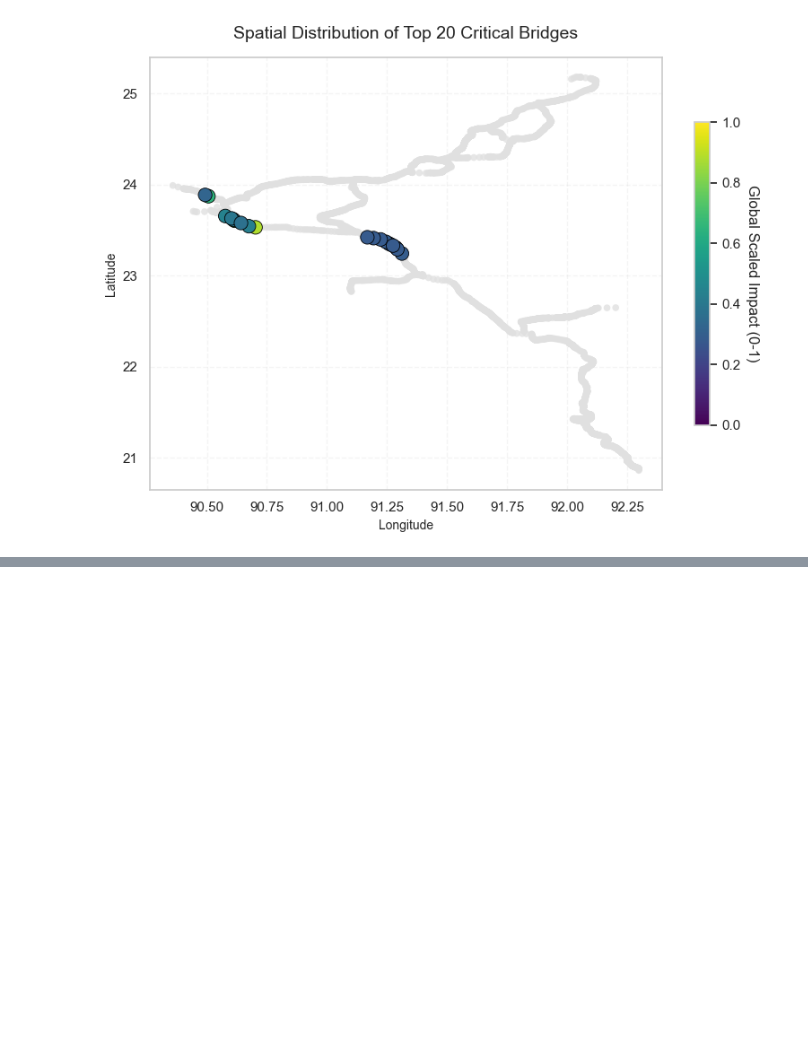
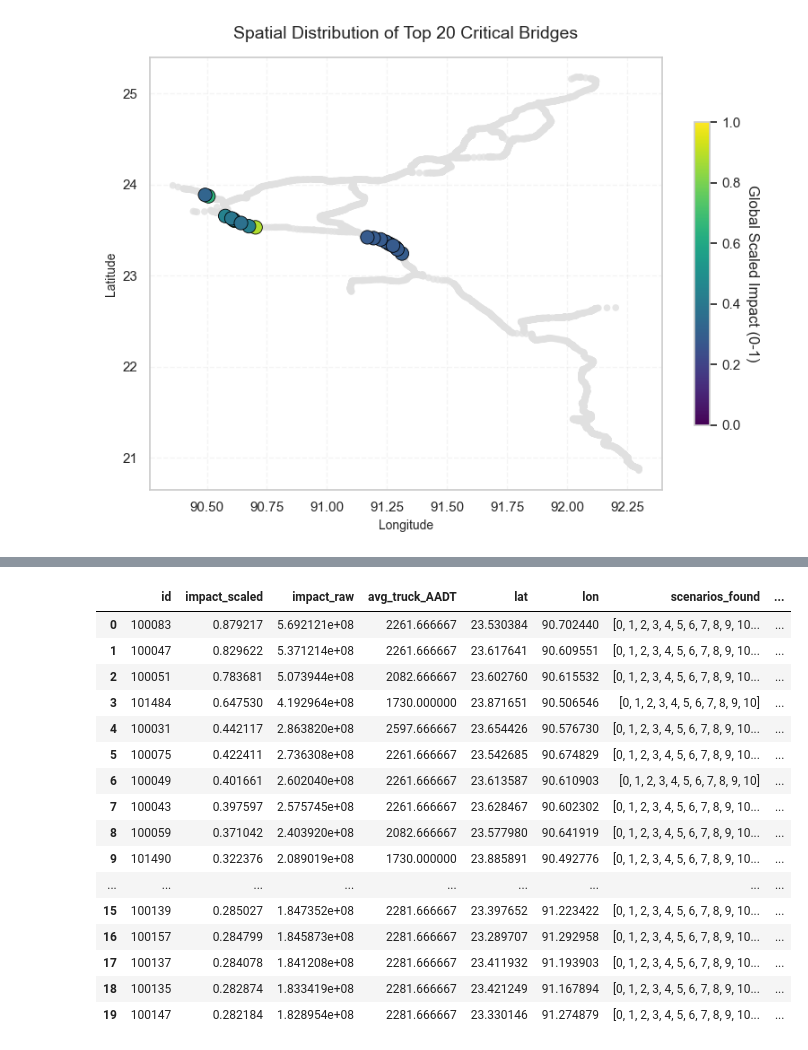
Before and after one commit to nielsvdd42/EPA133A-Advanced-Simulation-Group-1, a Jupyter notebook: EPA133a-G01-A4/notebook/3c_scenario_analysis.ipynb, the cells around one changed output, grey strips where cells are left out. Saved outputs shown, nothing was run; the diff lists cells and outputs as text; code cells hidden in the pictures; blank space fills up the shorter version.

```diff
--- a/EPA133a-G01-A4/notebook/3c_scenario_analysis.ipynb
+++ b/EPA133a-G01-A4/notebook/3c_scenario_analysis.ipynb
@@ -192,0 +243,29 @@ plt.show()
+# %%
+extra_cols = ['id', 'length', 'condition', 'WMO_WIND_I', 'distance', 'elevation']
+
+top_20_details = pd.merge(
+    top_20_df,
+    base_df[extra_cols],
+    on='id',
+    how='left'
+)
+
+top_20_details.head(20)
+# %% [output]
+|  | id | impact_scaled | impact_raw | avg_truck_AADT | lat | lon | scenarios_found | ... |
+| 0 | 100083 | 0.879217 | 5.692121e+08 | 2261.666667 | 23.530384 | 90.702440 | [0, 1, 2, 3, 4, 5, 6, 7, 8, 9, 10... | ... |
+| 1 | 100047 | 0.829622 | 5.371214e+08 | 2261.666667 | 23.617641 | 90.609551 | [0, 1, 2, 3, 4, 5, 6, 7, 8, 9, 10... | ... |
+| 2 | 100051 | 0.783681 | 5.073944e+08 | 2082.666667 | 23.602760 | 90.615532 | [0, 1, 2, 3, 4, 5, 6, 7, 8, 9, 10... | ... |
+| 3 | 101484 | 0.647530 | 4.192964e+08 | 1730.000000 | 23.871651 | 90.506546 | [0, 1, 2, 3, 4, 5, 6, 7, 8, 9, 10] | ... |
+| 4 | 100031 | 0.442117 | 2.863820e+08 | 2597.666667 | 23.654426 | 90.576730 | [0, 1, 2, 3, 4, 5, 6, 7, 8, 9, 10... | ... |
+| 5 | 100075 | 0.422411 | 2.736308e+08 | 2261.666667 | 23.542685 | 90.674829 | [0, 1, 2, 3, 4, 5, 6, 7, 8, 9, 10... | ... |
+| 6 | 100049 | 0.401661 | 2.602040e+08 | 2261.666667 | 23.613587 | 90.610903 | [0, 1, 2, 3, 4, 5, 6, 7, 8, 9, 10] | ... |
+| 7 | 100043 | 0.397597 | 2.575745e+08 | 2261.666667 | 23.628467 | 90.602302 | [0, 1, 2, 3, 4, 5, 6, 7, 8, 9, 10... | ... |
+| 8 | 100059 | 0.371042 | 2.403920e+08 | 2082.666667 | 23.577980 | 90.641919 | [0, 1, 2, 3, 4, 5, 6, 7, 8, 9, 10... | ... |
+| 9 | 101490 | 0.322376 | 2.089019e+08 | 1730.000000 | 23.885891 | 90.492776 | [0, 1, 2, 3, 4, 5, 6, 7, 8, 9, 10... | ... |
+| ... | ... | ... | ... | ... | ... | ... | ... | ... |
+| 15 | 100139 | 0.285027 | 1.847352e+08 | 2281.666667 | 23.397652 | 91.223422 | [0, 1, 2, 3, 4, 5, 6, 7, 8, 9, 10... | ... |
+| 16 | 100157 | 0.284799 | 1.845873e+08 | 2281.666667 | 23.289707 | 91.292958 | [0, 1, 2, 3, 4, 5, 6, 7, 8, 9, 10... | ... |
+| 17 | 100137 | 0.284078 | 1.841208e+08 | 2281.666667 | 23.411932 | 91.193903 | [0, 1, 2, 3, 4, 5, 6, 7, 8, 9, 10... | ... |
+| 18 | 100135 | 0.282874 | 1.833419e+08 | 2281.666667 | 23.421249 | 91.167894 | [0, 1, 2, 3, 4, 5, 6, 7, 8, 9, 10... | ... |
+| 19 | 100147 | 0.282184 | 1.828954e+08 | 2281.666667 | 23.330146 | 91.274879 | [0, 1, 2, 3, 4, 5, 6, 7, 8, 9, 10... | ... |
```
Also changed, not shown: parts of 6 cells of this notebook.
